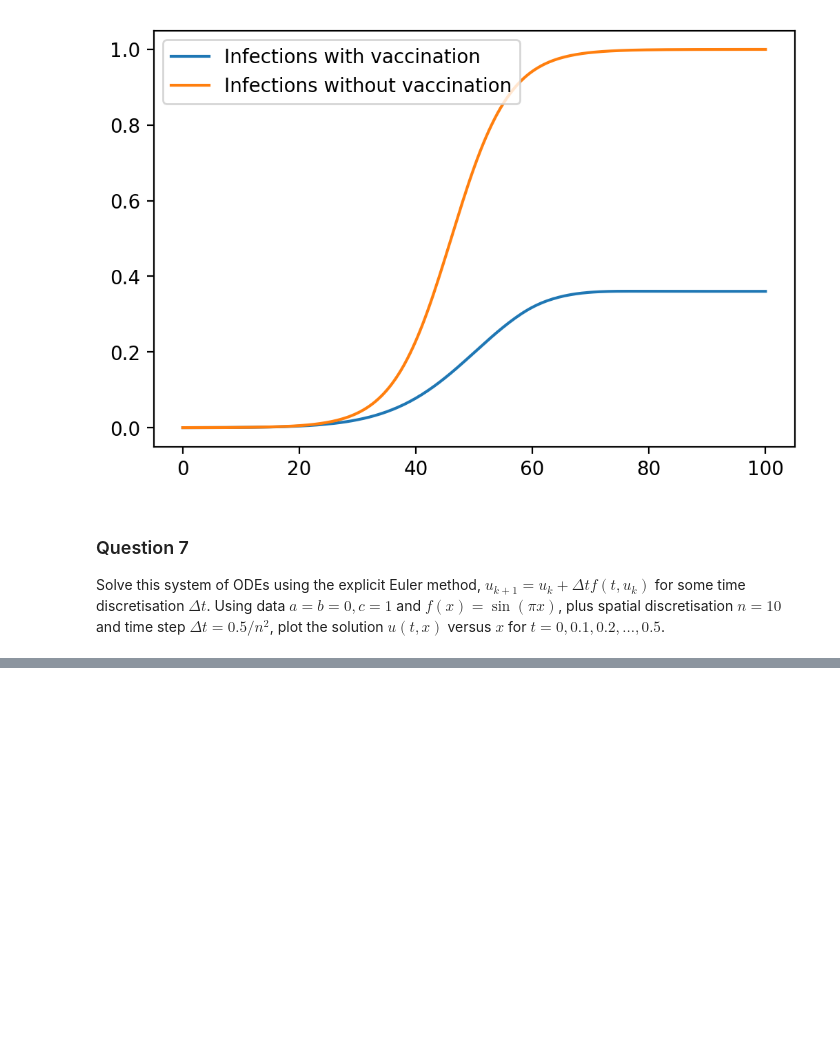
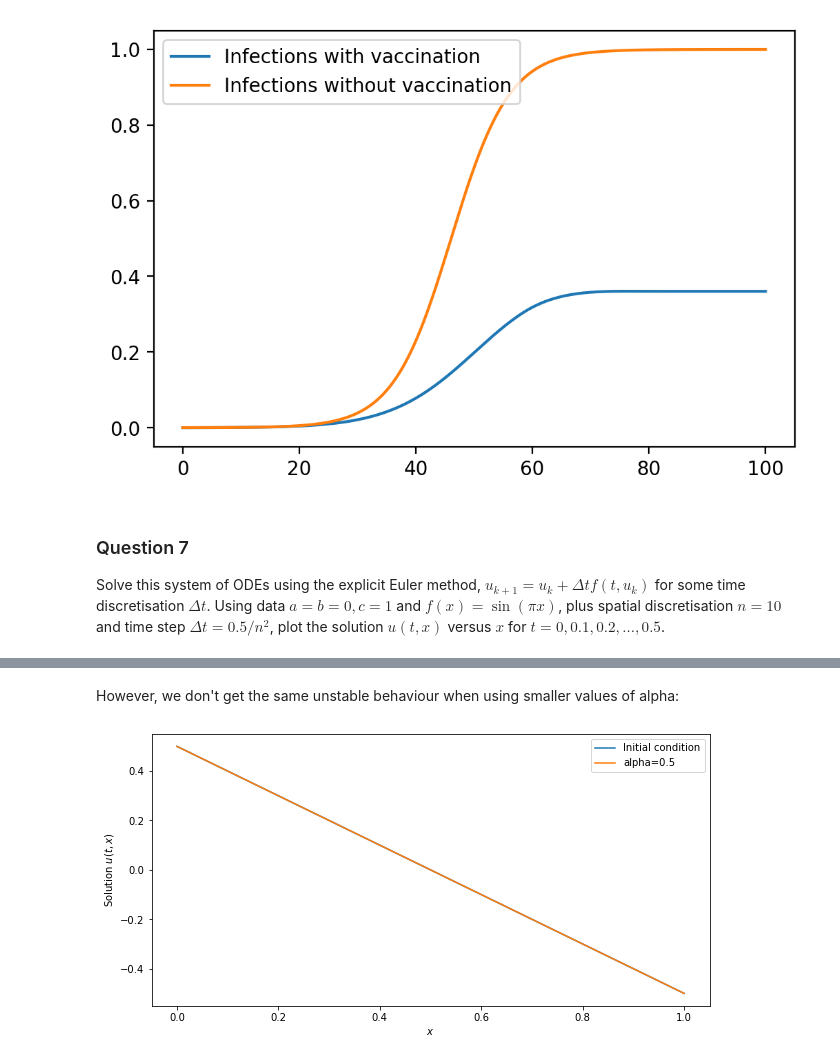
Before and after one commit to charlieoneill11/scientific-computing, a Jupyter notebook: LabBook5.ipynb, the cells around one changed output, grey strips where cells are left out. Drawn from its saved outputs; the diff is of its cells as text; code cells hidden in the pictures; blank space fills up the shorter version.

```diff
--- a/LabBook5.ipynb
+++ b/LabBook5.ipynb
@@ -300,0 +404,6 @@ u_t_0, u_t_1 = 0, 0
+# %% [markdown]
+However, we don't get the same unstable behaviour when using smaller values of alpha:
+# %%
+discretise_solve(0.50)
+# %% [output]
+[figure, added]
```
Also changed, not shown: parts of 20 cells of this notebook, 2 other files.
